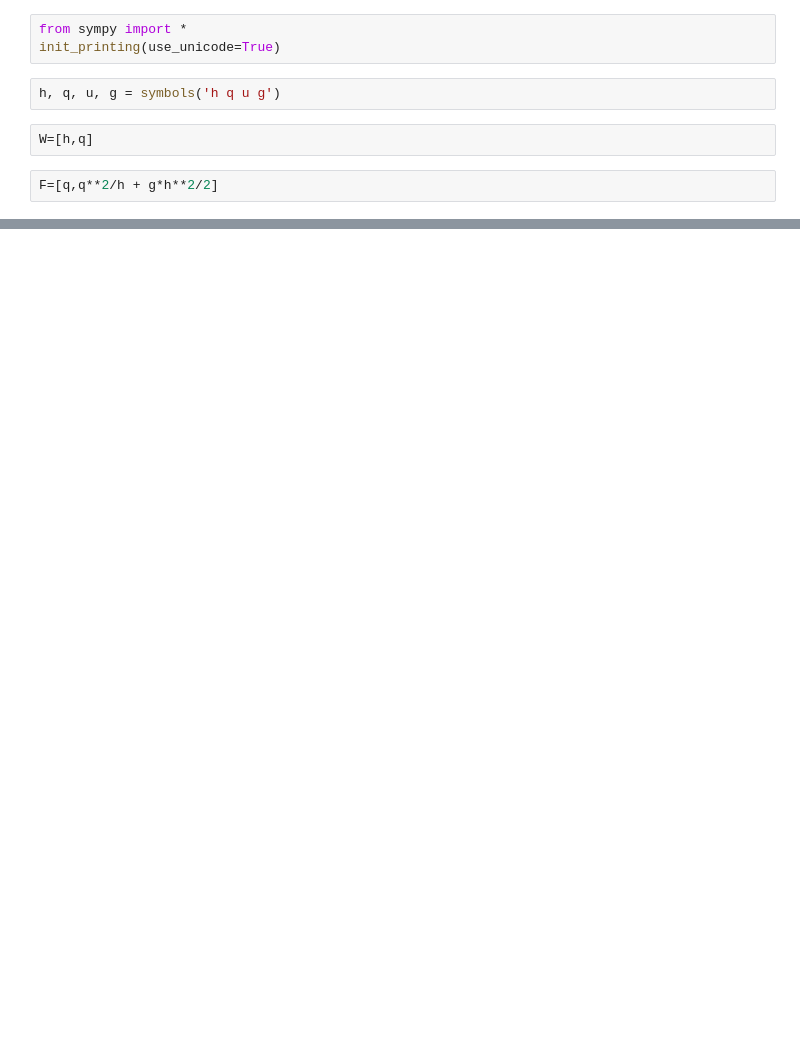
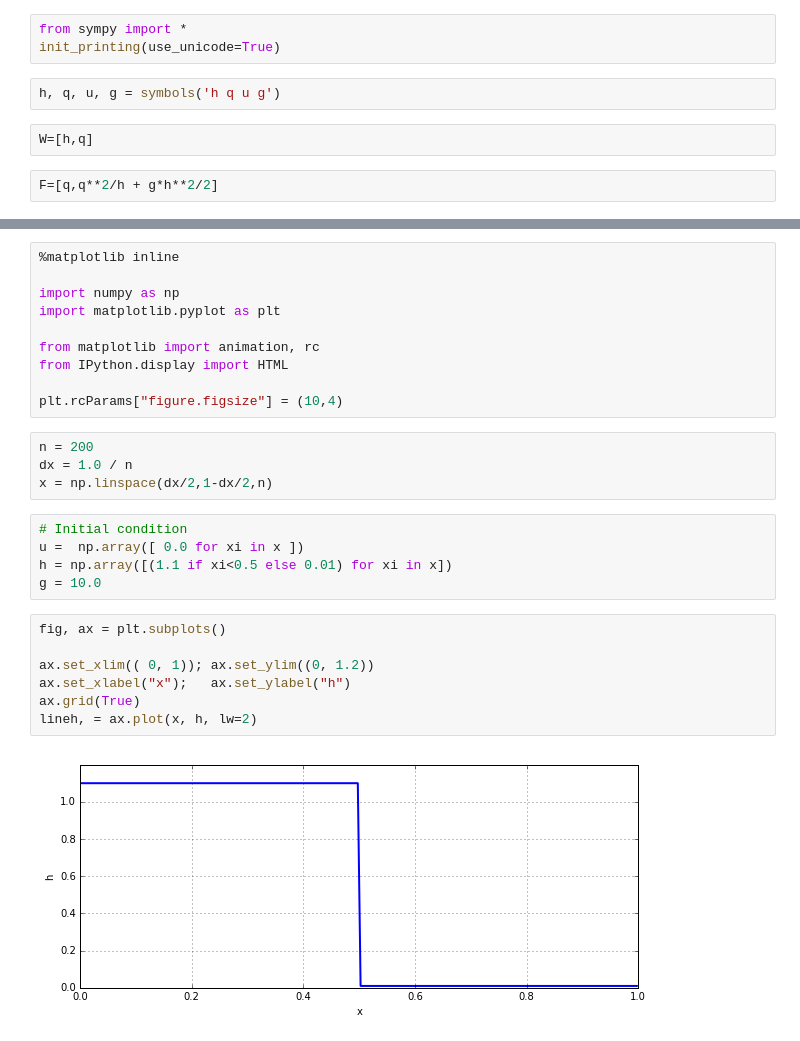
Before and after one commit to furstj/MMPP, a Jupyter notebook: lessons/06_melka_voda.ipynb, the cells around one changed output, grey strips where cells are left out. Saved outputs shown, nothing was run; the diff lists cells and outputs as text; blank space fills up the shorter version.

```diff
--- a/lessons/06_melka_voda.ipynb
+++ b/lessons/06_melka_voda.ipynb
@@ -46,0 +102,28 @@ Matrix([
+# %%
+%matplotlib inline
+
+import numpy as np
+import matplotlib.pyplot as plt
+
+from matplotlib import animation, rc
+from IPython.display import HTML
+
+plt.rcParams["figure.figsize"] = (10,4)
+# %%
+n = 200
+dx = 1.0 / n
+x = np.linspace(dx/2,1-dx/2,n)
+# %%
+# Initial condition
+u =  np.array([ 0.0 for xi in x ])
+h = np.array([(1.1 if xi<0.5 else 0.01) for xi in x])
+g = 10.0
+# %%
+fig, ax = plt.subplots()
+
+ax.set_xlim(( 0, 1)); ax.set_ylim((0, 1.2))
+ax.set_xlabel("x");   ax.set_ylabel("h")
+ax.grid(True)
+lineh, = ax.plot(x, h, lw=2)
+# %% [output]
+[figure, added]
```
Also changed, not shown: parts of 23 cells of this notebook.
